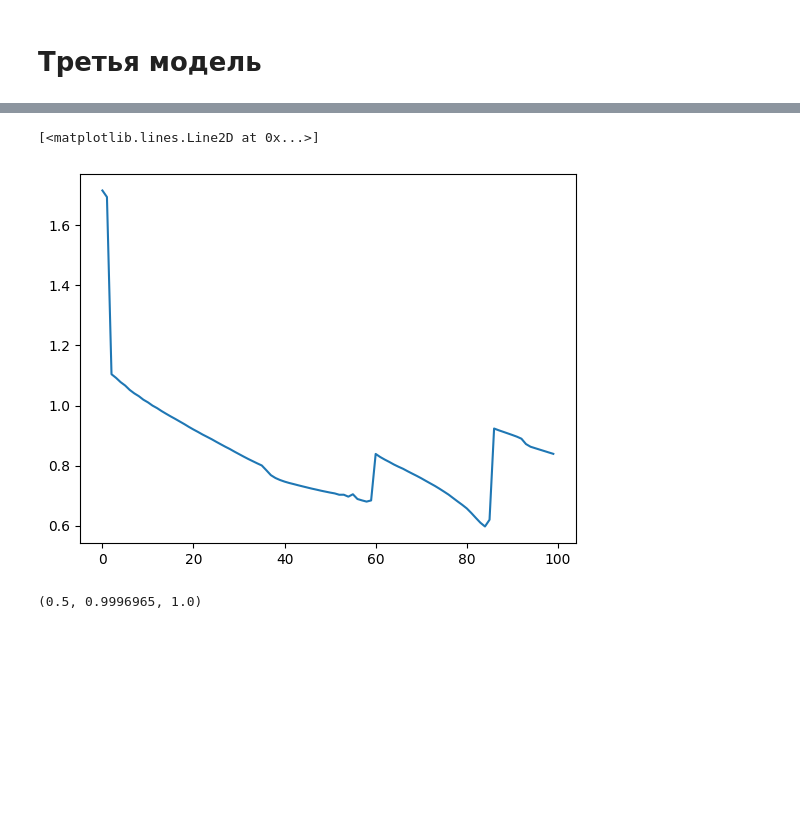
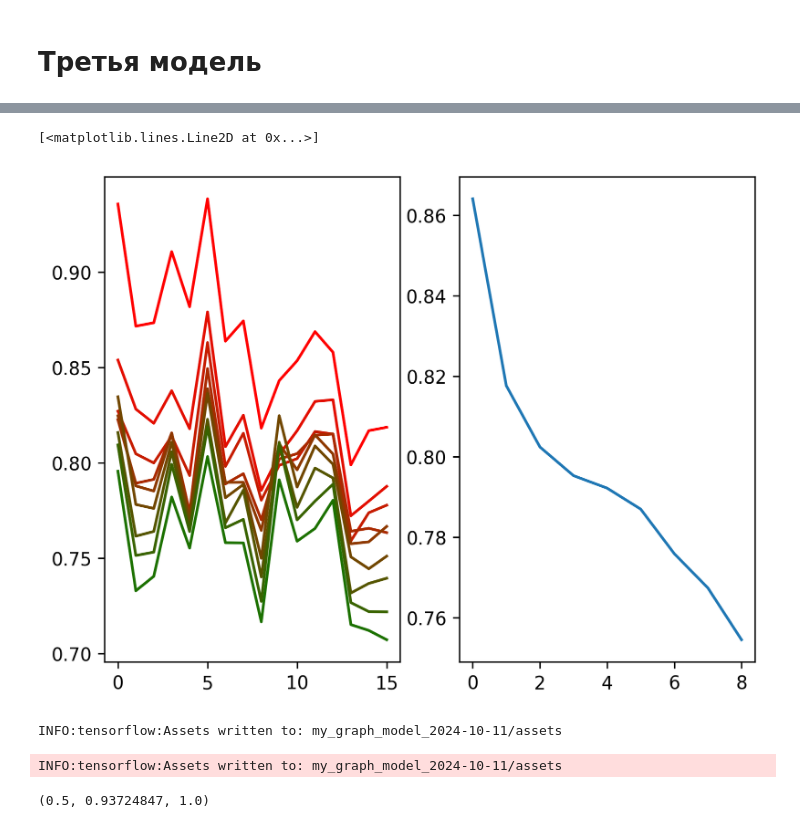
Before and after one commit to Dann38/PageR-GraphSegmenter, a Jupyter notebook: model.ipynb, the cells around one changed output, grey strips where cells are left out. Drawn from its saved outputs; the diff is of its cells as text; code cells hidden in the pictures; blank space fills up the shorter version.

```diff
--- a/model.ipynb
+++ b/model.ipynb
@@ -115,10 +30,0 @@ model2 = GraphSegmenter2()
-# %%
-opt = tf.optimizers.Adam(learning_rate=1.0)
-for i in range(50):
-    with tf.GradientTape() as tape:
-        h1 = model2(graph)
-        A, _ = get_Mtrx_and_H0(graph)
-        loss = my_loss(h1, A)
-
-    dW = tape.gradient(loss, model2.trainable_variables)
-    opt.apply_gradients(zip(dW, model2.trainable_variables))
@@ -313,19 +174 @@ params = {
 }
-# %%
-def test_NN(params):
-    model3 = GraphSegmenter3()
-    my_loss_list = []
-    EPOCHS = params["epochs"]
-    opt = tf.optimizers.SGD(learning_rate=params["learning_rate"])
-    for i in range(EPOCHS):
-        with tf.GradientTape() as tape:
-            h1 = model3(graph)
-            loss = my_loss(h1, graph)
-            my_loss_list.append(loss)
-            print(f"{(i+1)/EPOCHS*100:.2f} % loss = {loss.numpy():.5f} {' '*30}",  end="\r")
-        dW = tape.gradient(loss, model3.trainable_variables)
-        # print(dW)
-        opt.apply_gradients(zip(dW, model3.trainable_variables))
-    loss_array = np.array([l.numpy() for l in my_loss_list])
-    return np.diff(loss_array).mean()/(loss_array.max()-loss_array.min()), loss_array, model3
-_, loss_array, model3 = test_NN(params)
@@ -341,6 +225,24 @@ import matplotlib.pyplot as plt
-# %%
-plt.plot(loss_array)
-# plt.ylim([1.0, 1.5])
-# %% [output]
-[<matplotlib.lines.Line2D at 0x...>]
-[figure, removed]
+# %%
+import matplotlib.pyplot as plt
+from matplotlib.colors import to_hex, to_rgb
+def colorFader(c1,c2,mix=0): #fade (linear interpolate) from color c1 (at mix=0) to c2 (mix=1)
+    c1=np.array(to_rgb(c1))
+    c2=np.array(to_rgb(c2))
+    return to_hex((1-mix)*c1 + mix*c2)
+# %%
+plt.figure(dpi=300)
+plt.subplot(1,2,1)
+for i in range(9):
+    plt.plot(loss_array[i*16:(i+1)*16], colorFader("r", "g", i/9))
+plt.subplot(1,2,2)
+loss_array2 = [np.mean(loss_array[i*16:(i+1)*16]) for i in range(9)]
+plt.plot(loss_array2)
+# plt.ylim([1.0, 1.5])
+# %% [output]
+[<matplotlib.lines.Line2D at 0x...>]
+[figure, added]
+# %%
+tf.saved_model.save(name_model, "my_graph_model_2024-10-11")
+# %% [output]
+INFO:tensorflow:Assets written to: my_graph_model_2024-10-11/assets
+INFO:tensorflow:Assets written to: my_graph_model_2024-10-11/assets
@@ -347,9 +264,8 @@ plt.plot(loss_array)
 # %%
-h1 = model3(graph)
 arr = h1.numpy()
 arr.min(),np.median(arr), arr.max()
 # %% [output]
-(0.5, 0.9996965, 1.0)
+(0.5, 0.93724847, 1.0)
 # %%
 with open("graph_rez.json", "w") as f:
     json.dump({"h": h1.numpy().tolist()}, f)
```
Also changed, not shown: parts of 46 cells of this notebook, 14 other files.
